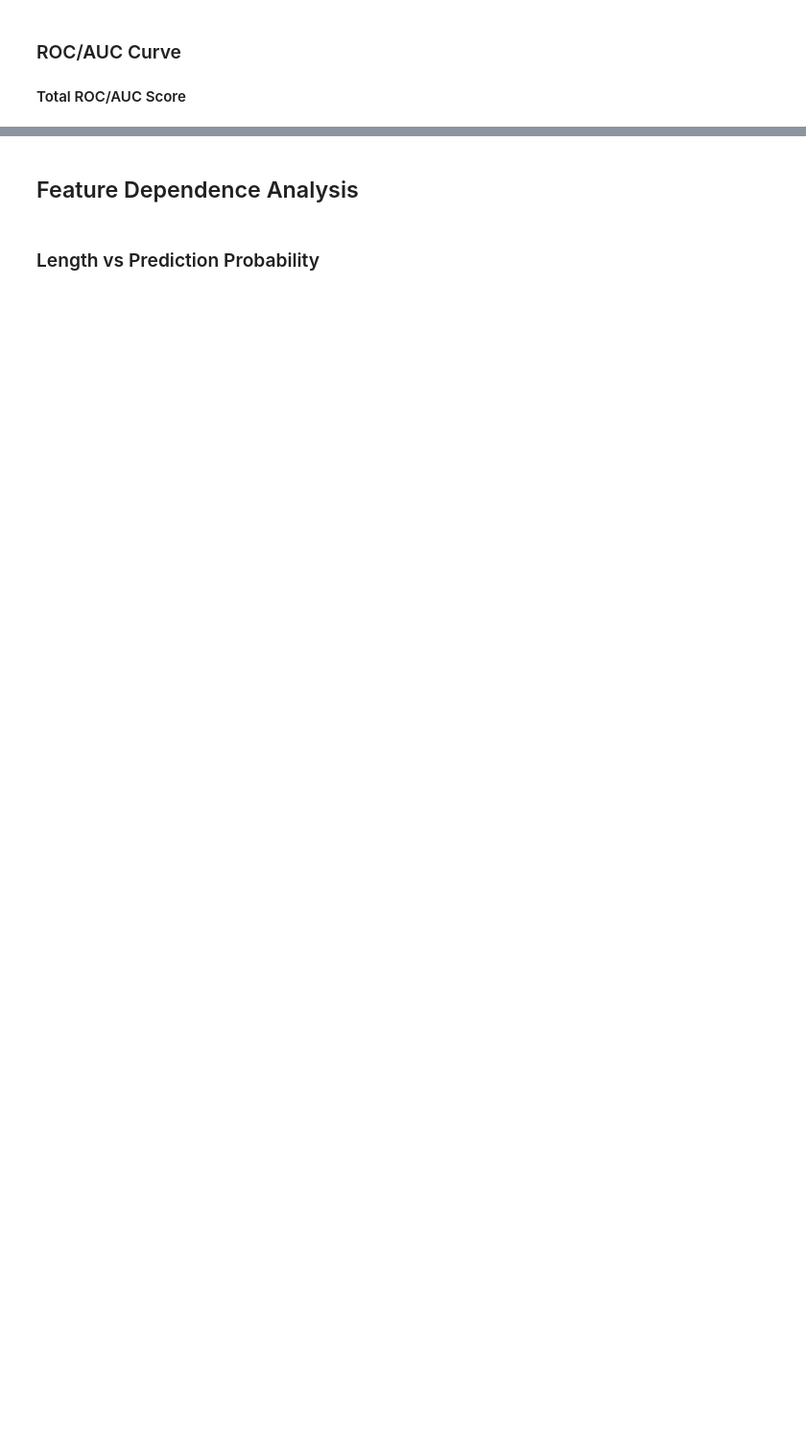
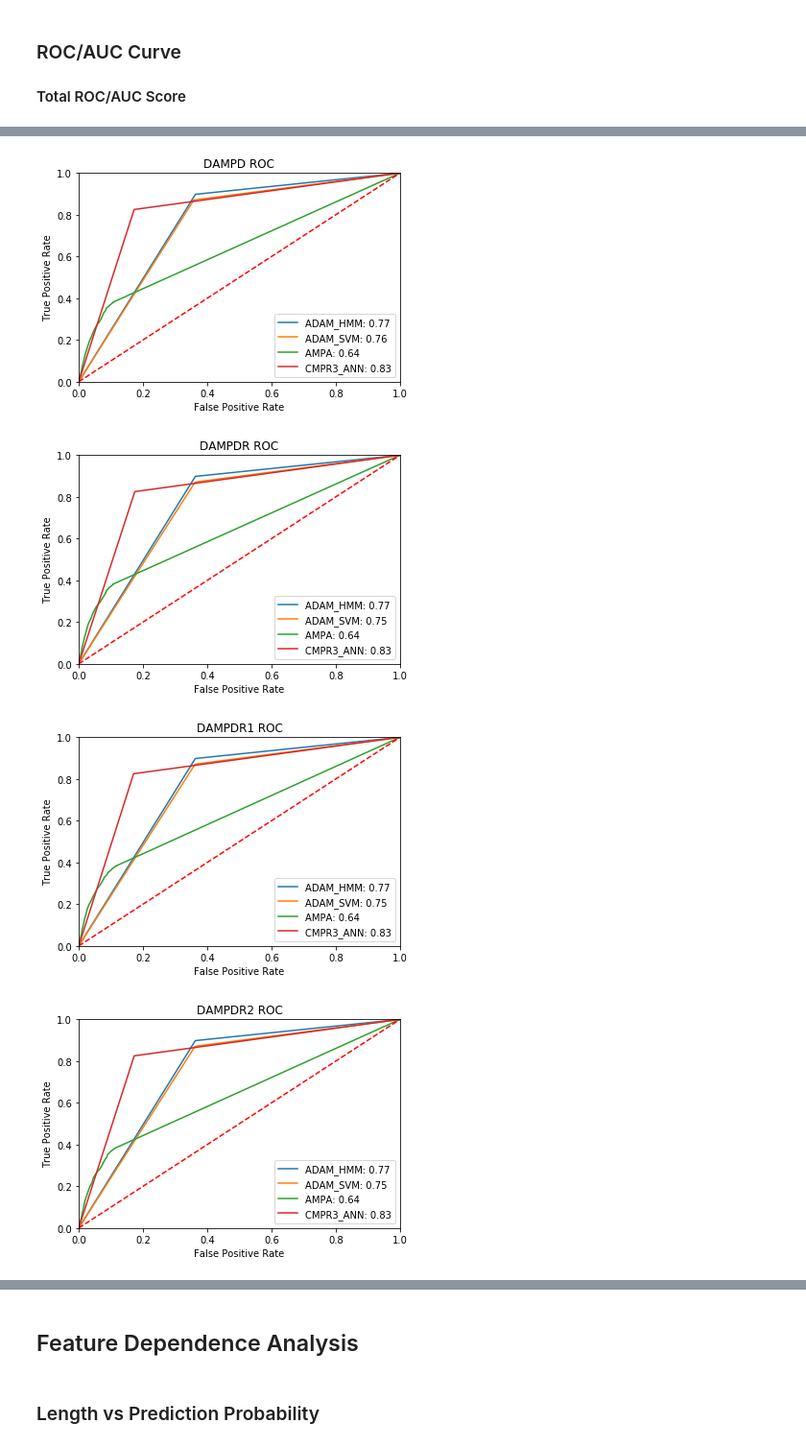
Before and after one commit to yutarochan/AMP_Benchmark, a Jupyter notebook: notebooks/Model Evaluation.ipynb, the cells around one changed output, grey strips where cells are left out. Shown at 96% size. Cells and saved outputs as stored; diff of their text form; code cells hidden in the pictures; blank space fills up the shorter version.

```diff
--- a/notebooks/Model Evaluation.ipynb
+++ b/notebooks/Model Evaluation.ipynb
@@ -205,0 +210,8 @@ plot_roc('DAMPD', 'D')
+# %%
+for r in REVERSE:
+    plot_roc('DAMPD', 'D', r)
+# %% [output]
+[figure, added]
+[figure, added]
+[figure, added]
+[figure, added]
```
Also changed, not shown: parts of 13 cells of this notebook.
